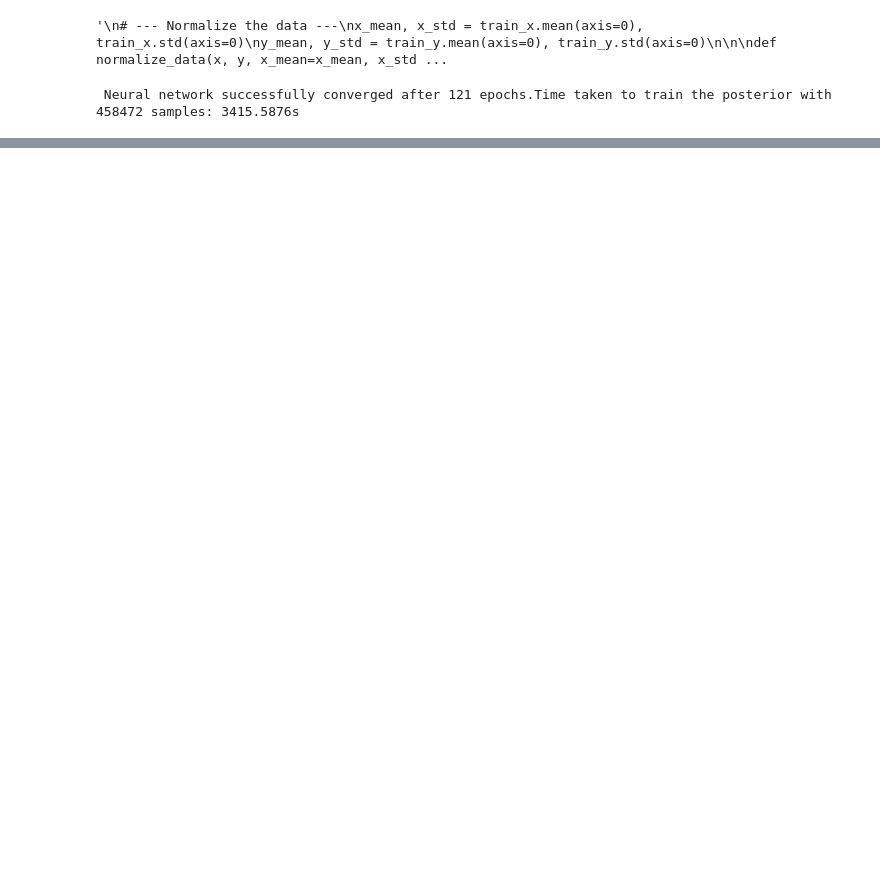
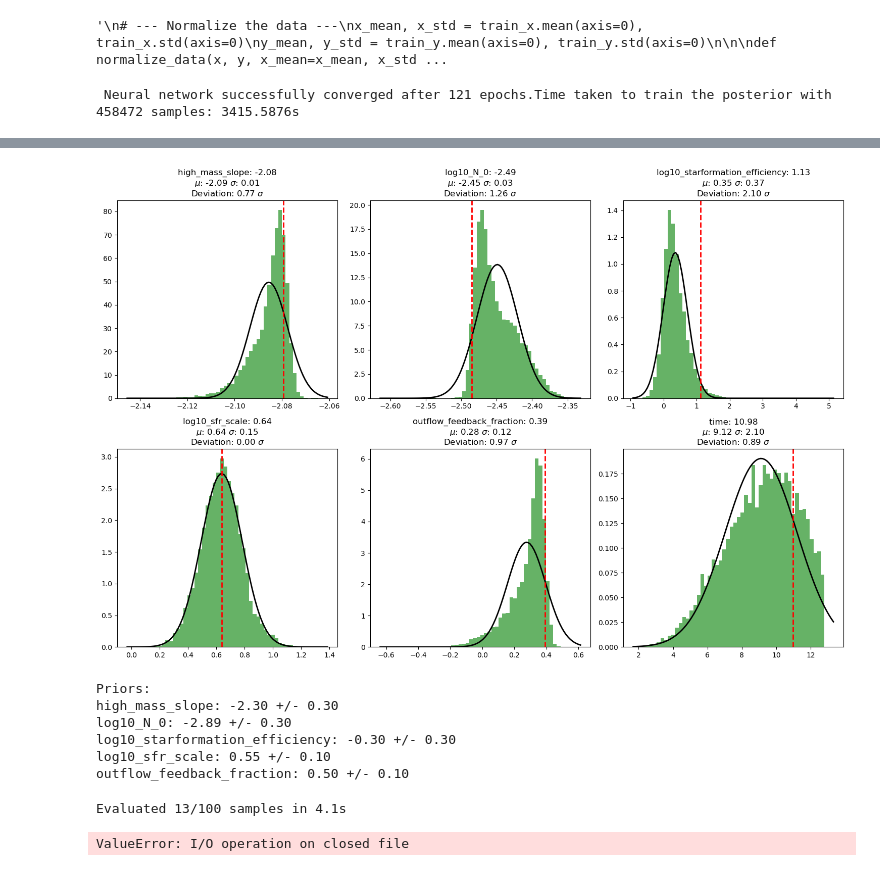
Before and after one commit to bGuenes/sbi_chemical_abundances, a Jupyter notebook: sbi_single_tiestep.ipynb, the cells around one changed output, grey strips where cells are left out. Drawn from its saved outputs; the diff is of its cells as text; code cells hidden in the pictures; blank space fills up the shorter version.

```diff
--- a/sbi_single_tiestep.ipynb
+++ b/sbi_single_tiestep.ipynb
@@ -160,0 +113,79 @@ _ = pairplot(posterior_samples, figsize=(15, 15), points=x, labels=labels)
+# %%
+fig, ax = plt.subplots(2,3, figsize=(15, 10))
+
+for i in range(6):
+
+    (mu, sigma) = norm.fit(posterior_samples.numpy().T[i])
+    true_value = val_x[index][i].numpy()
+
+    deviation = abs(true_value - mu) / sigma
+
+    ax[i//3, i%3].hist(posterior_samples.numpy().T[i], bins=50, density=True, alpha=0.6, color='g')
+    xmin, xmax = ax[i//3, i%3].get_xlim()
+    x = np.linspace(xmin, xmax, 100)
+    p = norm.pdf(x, mu, sigma)
+    ax[i//3, i%3].plot(x, p, 'k', linewidth=2)
+    ax[i//3, i%3].axvline(x=true_value, color='r', linestyle='dashed', linewidth=2)
+
+    ax[i//3, i%3].set_title(fr"{labels[i]}: {true_value:.2f}"
+                            "\n"
+                            fr"$\mu$: {mu:.2f} $\sigma$: {sigma:.2f}"
+                            "\n"
+                            fr"Deviation: {deviation:.2f} $\sigma$")
+
+plt.tight_layout()
+plt.show()
+# %% [output]
+[figure, added]
+# %%
+print("Priors:")
+for i in range(len(priors)):
+    print(fr'{labels[i]}: {priors[i][0].item():.2f} +/- {priors[i][1].item():.2f}')
+# %% [output]
+Priors:
+high_mass_slope: -2.30 +/- 0.30
+log10_N_0: -2.89 +/- 0.30
+log10_starformation_efficiency: -0.30 +/- 0.30
+log10_sfr_scale: 0.55 +/- 0.10
+outflow_feedback_fraction: 0.50 +/- 0.10
+# %%
+# Evaluate the fit of the posterior on the validation data
+mu = []
+sigma = []
+deviation = []
+
+# evaluate 100 random samples from the validation data
+val_set = np.random.choice(len(val_x), 100, replace=False)
+
+start = t.time()
+run = 0
+for i in val_set:
+    x = val_x[i]
+    y = val_y[i]
+    posterior_samples = posterior.sample((10000,), x=y)
+
+    mu_ = []
+    sigma_ = []
+    deviation_ = []
+    for j in range(6):
+        (mu__, sigma__) = norm.fit(posterior_samples.numpy().T[j])
+        true_value = x[j].numpy()
+        deviation__ = abs(true_value - mu__) / sigma__
+
+        mu_.append(mu__)
+        sigma_.append(sigma__)
+        deviation_.append(deviation__)
+
+    mu.append(mu_)
+    sigma.append(sigma_)
+    deviation.append(deviation_)
+
+    clear_output()
+    run += 1
+    print(f"Evaluated {run}/{len(val_set)} samples in {round(t.time() - start, 1)}s")
+
+end = t.time()
+print(f'Time taken to evaluate the posterior on the validation data: {round(end - start, 4)}s')
+# %% [output]
+Evaluated 13/100 samples in 4.1s
+ValueError: I/O operation on closed file
```
Also changed, not shown: parts of 11 cells of this notebook.
